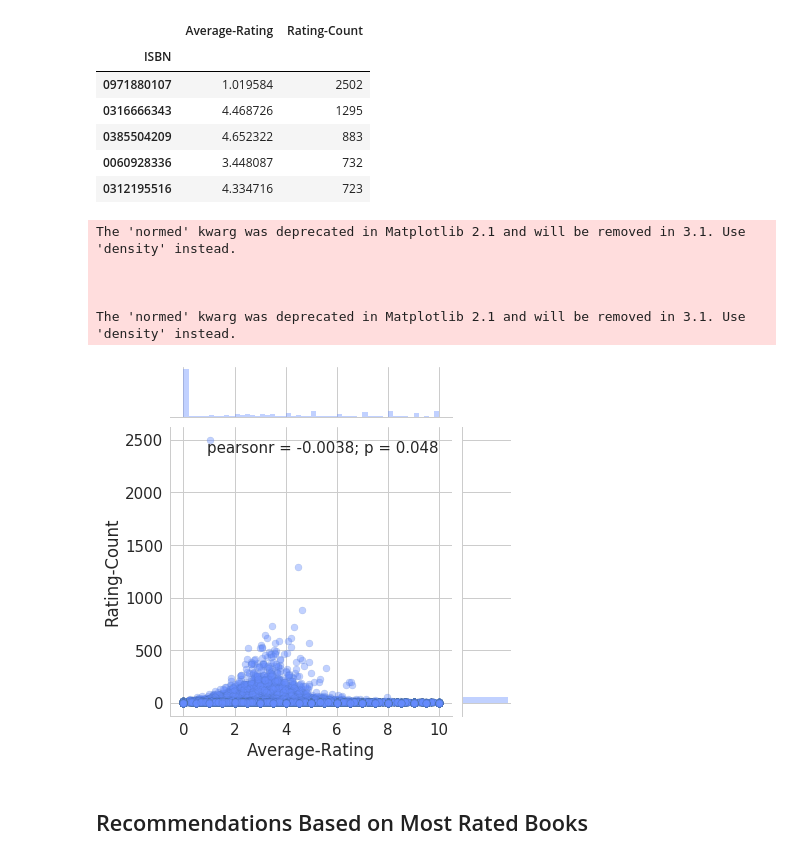
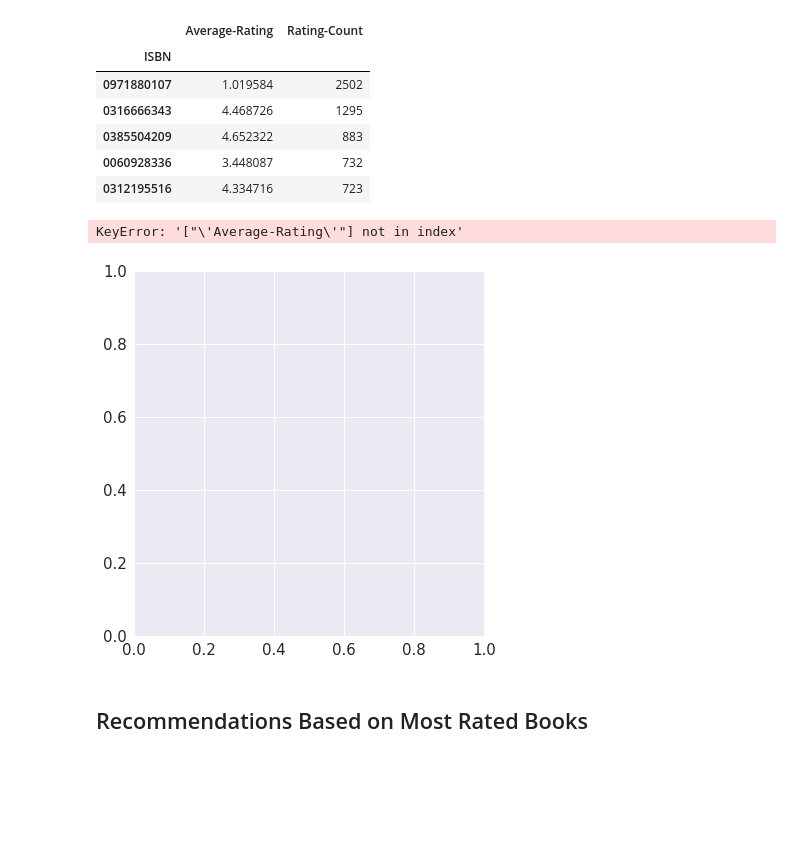
Before and after one commit to mpayumo/book-recommender-model, a Jupyter notebook: 2-book-recommender-modeling.ipynb, the cells around one changed output. Cells and saved outputs as stored; diff of their text form; code cells hidden in the pictures; blank space fills up the shorter version.

```diff
--- a/2-book-recommender-modeling.ipynb
+++ b/2-book-recommender-modeling.ipynb
@@ -113,23 +113,22 @@ average_count_rating :::::::
 | 0312195516 | 4.334716 | 723 |
 # %%
 # Getting scatter plot between Average-Rating and Rating-Count
-sns.set(style=None,
-        font_scale=1.5,
-        color_codes=True,
-        rc={'figure.figsize':(12,7)}
-       )
-sns_plot = sns.jointplot(x = 'Average-Rating', y = 'Rating-Count',
-              alpha=0.4, edgecolor='b',
-              color='#668cff',
-              data=average_count_rating)
-sns_plot.savefig('img/jointplot.jpg');
+sns.set(font_scale=1.5)
+# sns.set_style(style=None)
+# sns_plot = sns.jointplot(x = 'Average-Rating', y = 'Rating-Count',
+#               alpha=0.4, edgecolor='b',
+#               color='#668cff',
+#               )
+
+data=average_count_rating
+g = sns.FacetGrid(data, size = 6)
+g = g.map(plt.scatter, "'Average-Rating'", 'Rating-Count', edgecolor="w")
+plt.plot(average_count_rating['Average-Rating'], average_count_rating['Rating-Count'])
+plt.grid('off')
+plt.savefig('img/jointplot.jpg');
 # %% [output]
-The 'normed' kwarg was deprecated in Matplotlib 2.1 and will be removed in 3.1. Use 'density' instead.
-
-
-
-The 'normed' kwarg was deprecated in Matplotlib 2.1 and will be removed in 3.1. Use 'density' instead.
+KeyError: '["\'Average-Rating\'"] not in index'
-[figure, old version]
+[figure, new version]
 # %% [markdown]
 ## Recommendations Based on Most Rated Books
 # %%
```
Also changed, not shown: 2 other files.
